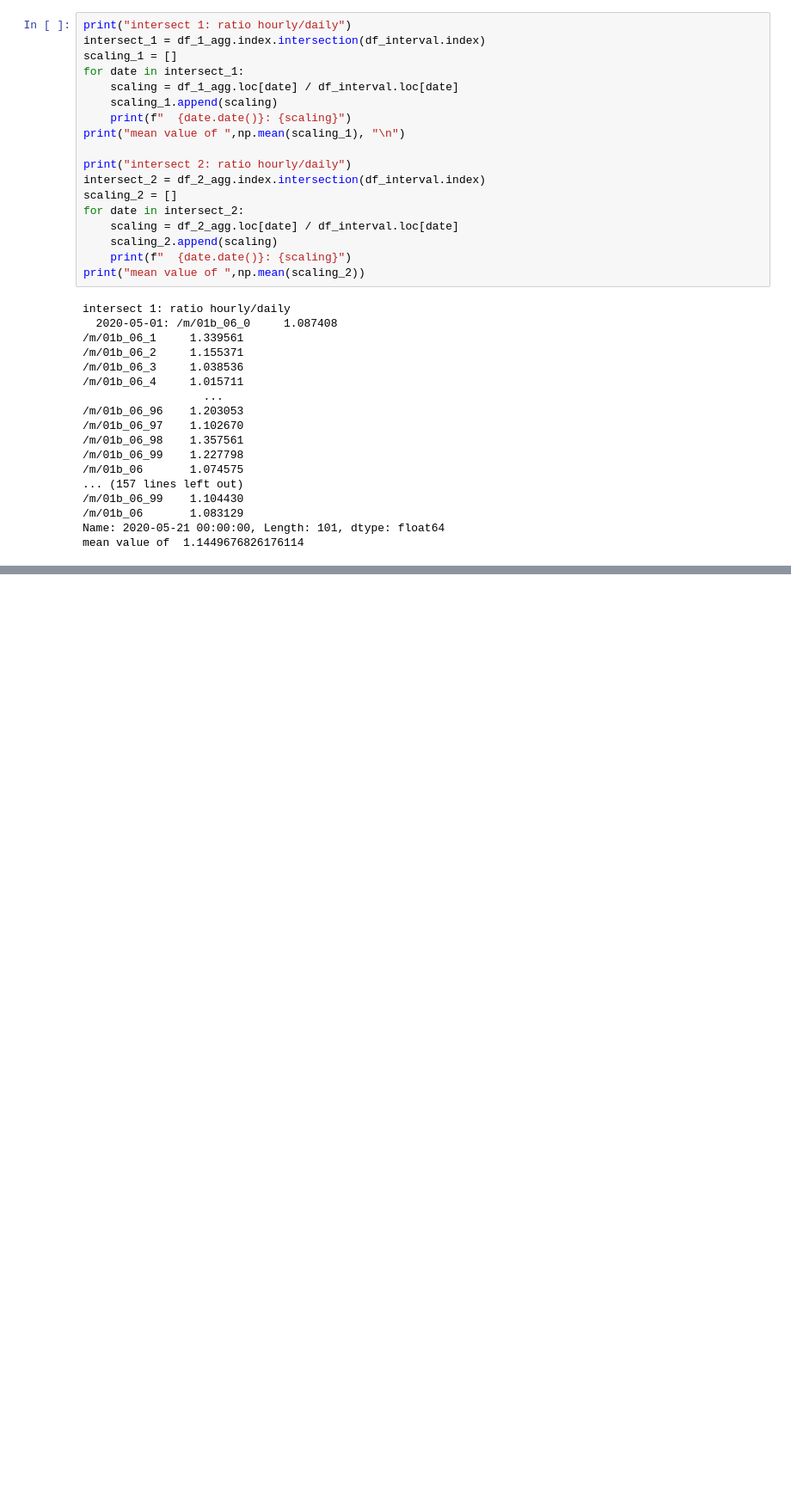
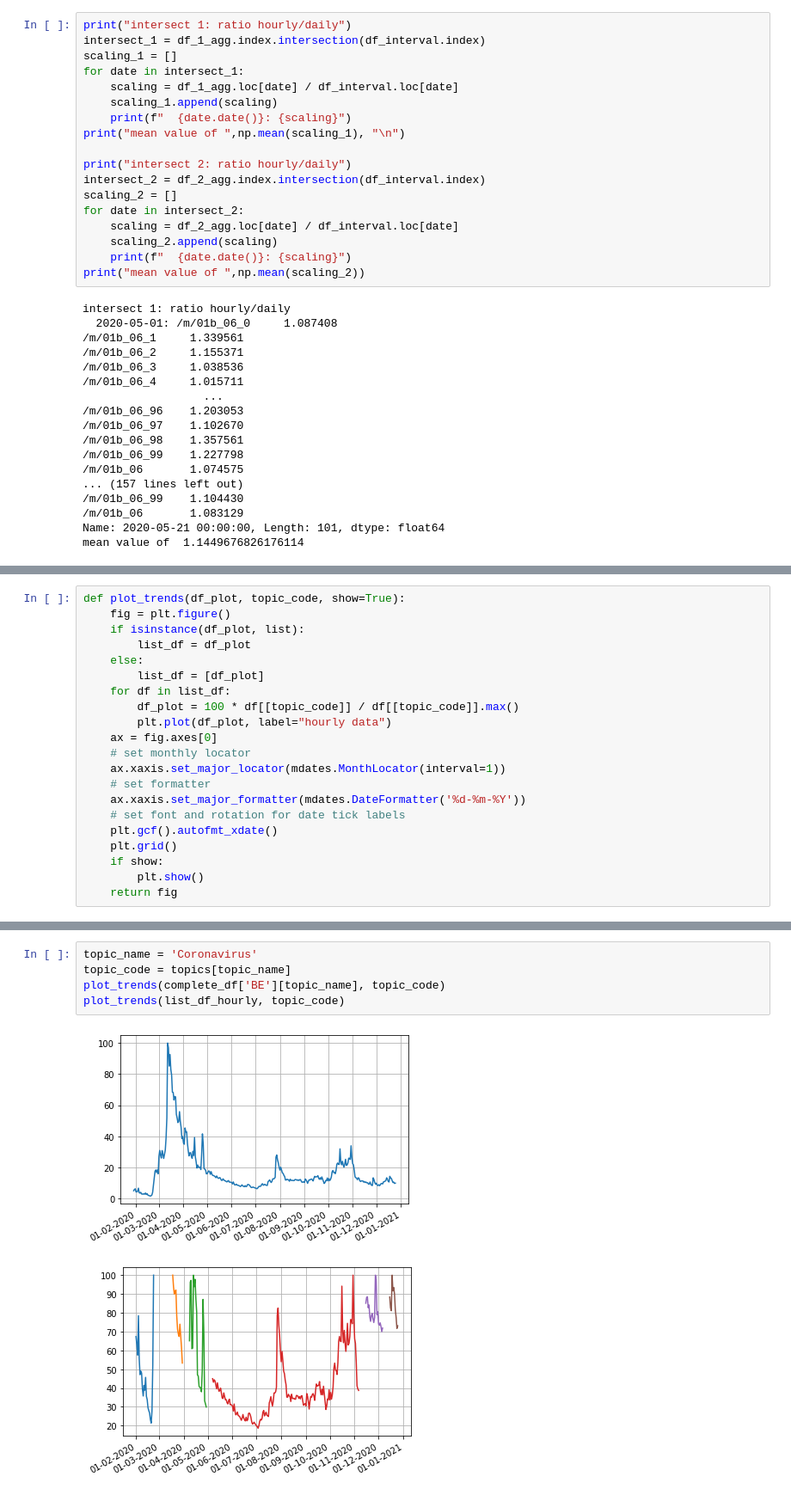
Before and after one commit to gerardmargaux/CovidThesis, a Jupyter notebook: src/trends_input.ipynb, the cells around one changed output, grey strips where cells are left out. Shown at 86% size. Saved outputs shown, nothing was run; the diff lists cells and outputs as text; blank space fills up the shorter version.

```diff
--- a/src/trends_input.ipynb
+++ b/src/trends_input.ipynb
@@ -385,0 +477,21 @@ mean value of  1.1449676826176114
+# %%
+def plot_trends(df_plot, topic_code, show=True):
+    fig = plt.figure()
+    if isinstance(df_plot, list):
+        list_df = df_plot
+    else:
+        list_df = [df_plot]
+    for df in list_df:
+        df_plot = 100 * df[[topic_code]] / df[[topic_code]].max()
+        plt.plot(df_plot, label="hourly data")
+    ax = fig.axes[0]
+    # set monthly locator
+    ax.xaxis.set_major_locator(mdates.MonthLocator(interval=1))
+    # set formatter
+    ax.xaxis.set_major_formatter(mdates.DateFormatter('%d-%m-%Y'))
+    # set font and rotation for date tick labels
+    plt.gcf().autofmt_xdate()
+    plt.grid()
+    if show:
+        plt.show()
+    return fig
@@ -385,0 +697,8 @@ mean value of  1.1449676826176114
+# %%
+topic_name = 'Coronavirus'
+topic_code = topics[topic_name]
+plot_trends(complete_df['BE'][topic_name], topic_code)
+plot_trends(list_df_hourly, topic_code)
+# %% [output]
+[figure, added]
+[figure, added]
```
Also changed, not shown: parts of 17 cells of this notebook, 15 other files.
